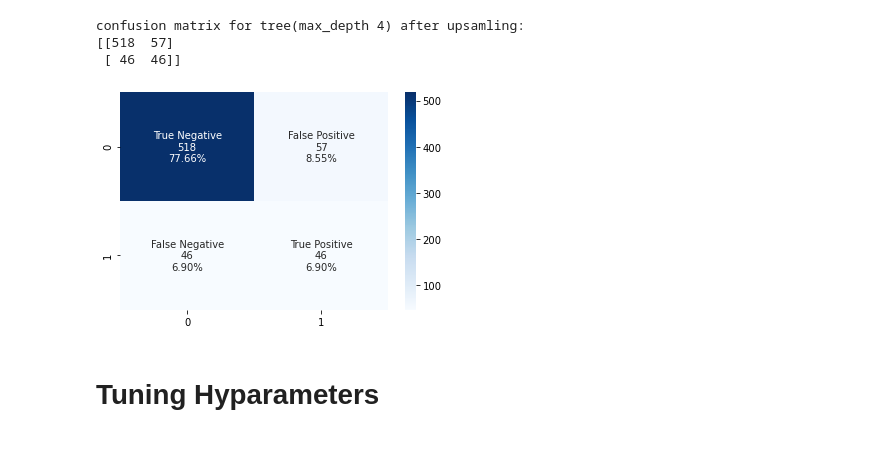
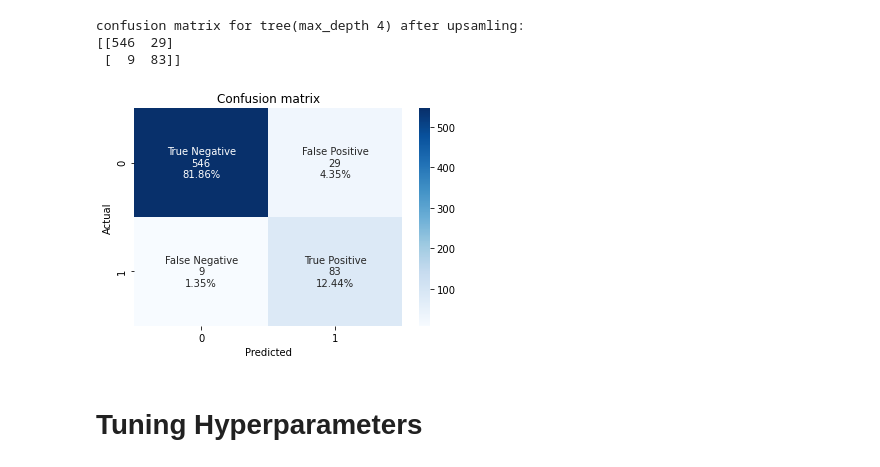
Before and after one commit to aschmirthan/TDT4173_project, a Jupyter notebook: DecisionTree.ipynb, the cells around one changed output. Drawn from its saved outputs; the diff is of its cells as text; code cells hidden in the pictures.

```diff
--- a/DecisionTree.ipynb
+++ b/DecisionTree.ipynb
@@ -13,11 +14,5 @@ from sklearn.metrics import precision_recall_curve, auc, roc_curve
 # %%
-# read file
-df = pd.read_csv("telecom_churn.csv")
-
-#dat preperation
 y = df.Churn
 X = df.drop("Churn", axis=1)
 
-X_trainval, X_test, y_trainval, y_test = train_test_split(X, y ,test_size=0.2, random_state=5)
-
-X_train, X_valid, y_train, y_valid = train_test_split(X_trainval, y_trainval, test_size=0.2, random_state=5)
+X_train, X_test, y_train, y_test = train_test_split(X, y, test_size = .2, random_state=5)
@@ -88,21 +35,25 @@ weighted avg       0.85      0.85      0.85       667
 # %%
-confusion_tree=confusion_matrix(y_test,  cut_clf.predict(X_test_cut))
+confusion_tree=confusion_matrix(y_test,  best_tuned_clf.predict(X_test))
 print("\nconfusion matrix for tree(max_depth 4) after upsamling:\n{}".format(confusion_tree))
 
 group_names = ["True Negative","False Positive","False Negative","True Positive"]
 group_counts = ["{0:0.0f}".format(value) for value in
                 confusion_tree.flatten()]
 group_percentages = ["{0:.2%}".format(value) for value in
                      confusion_tree.flatten()/np.sum(confusion_tree)]
 labels = [f"{v1}\n{v2}\n{v3}" for v1, v2, v3 in
           zip(group_names,group_counts,group_percentages)]
 labels = np.asarray(labels).reshape(2,2)
 sns_plot = sns.heatmap(confusion_tree, annot=labels, fmt="", cmap='Blues')
+sns_plot.set_title("Confusion matrix")
+sns_plot.set_xlabel("Predicted")
+sns_plot.set_ylabel("Actual")
+sns_plot.figure.savefig('images/dt/confusion_matrix_original.jpg')
 # %% [output]
 confusion matrix for tree(max_depth 4) after upsamling:
-[[518  57]
- [ 46  46]]
+[[546  29]
+ [  9  83]]
-[figure, old version]
+[figure, new version]
 # %% [markdown]
-# Tuning Hyparameters
+# Tuning Hyperparameters
 # %%
```
Also changed, not shown: parts of 32 cells of this notebook, 5 other files.
